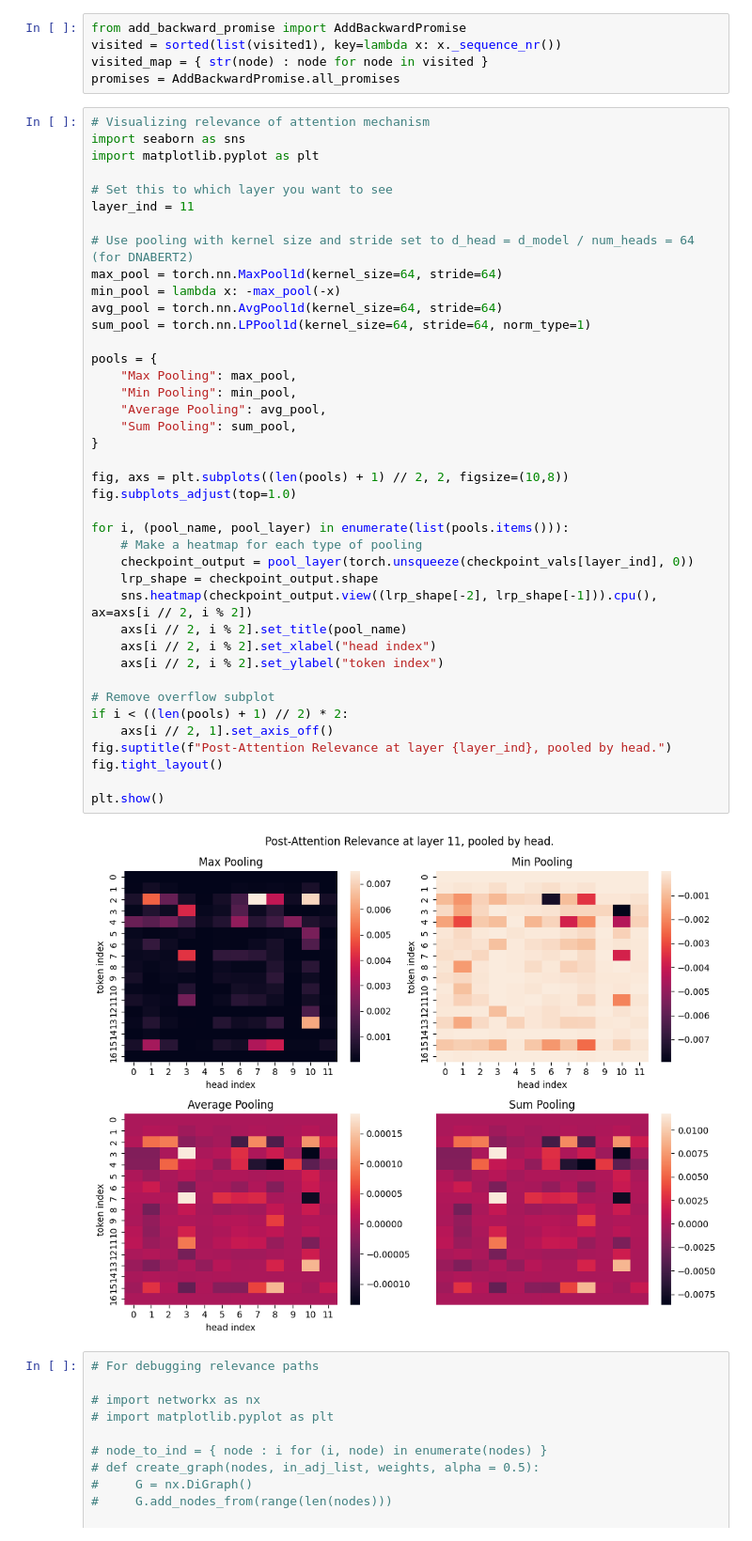
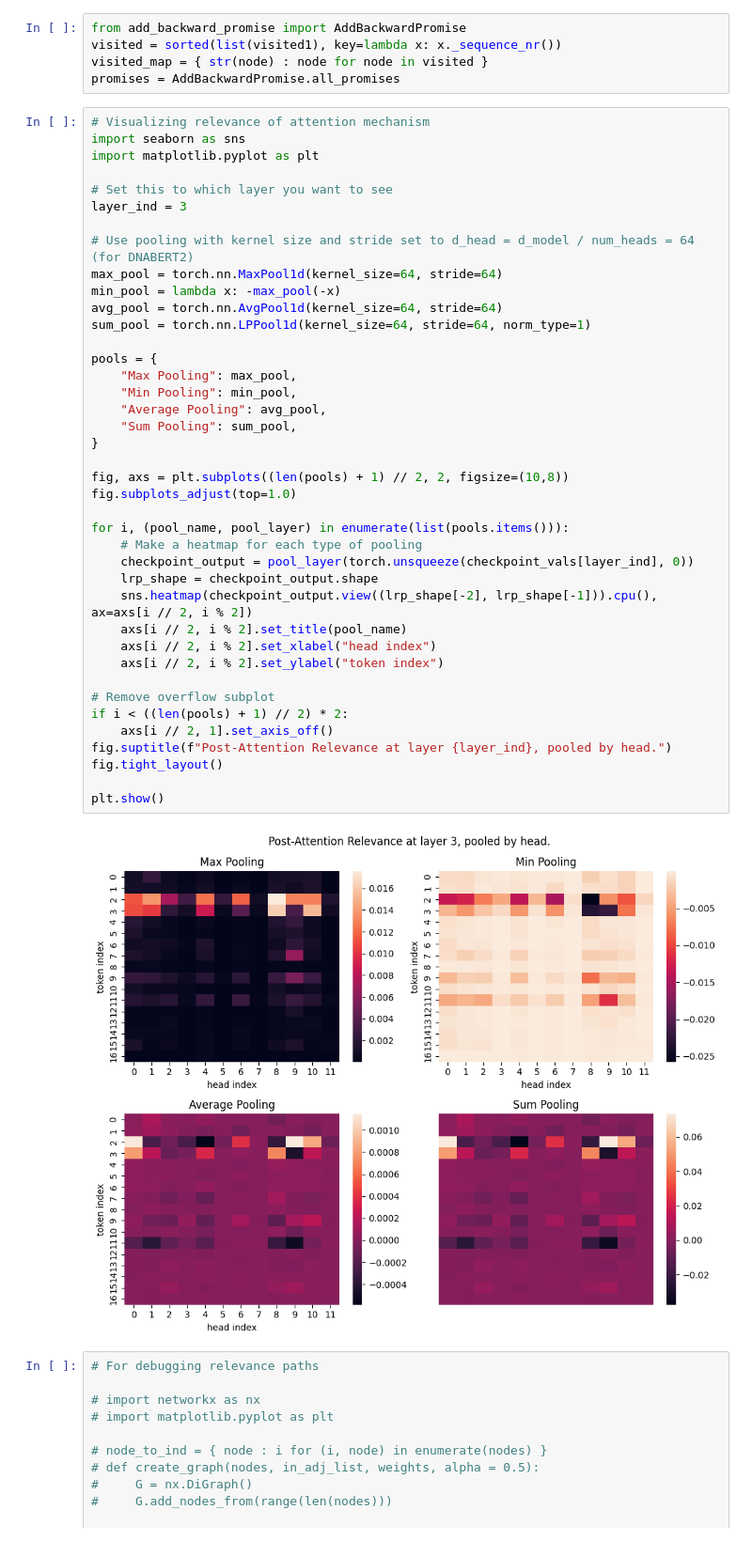
Before and after one commit to keeinlev/dynamicLRP, a Jupyter notebook: dnabert.ipynb, the cells around one changed output. Shown: that part at 94% size. Saved outputs shown, nothing was run; the diff lists cells and outputs as text.

```diff
--- a/dnabert.ipynb
+++ b/dnabert.ipynb
@@ -57,7 +60,7 @@ import seaborn as sns
 import matplotlib.pyplot as plt
 
 # Set this to which layer you want to see
-layer_ind = 11
+layer_ind = 3
 
 # Use pooling with kernel size and stride set to d_head = d_model / num_heads = 64 (for DNABERT2)
 max_pool = torch.nn.MaxPool1d(kernel_size=64, stride=64)
@@ -65,34 +68,34 @@ min_pool = lambda x: -max_pool(-x)
 avg_pool = torch.nn.AvgPool1d(kernel_size=64, stride=64)
 sum_pool = torch.nn.LPPool1d(kernel_size=64, stride=64, norm_type=1)
 
 pools = {
     "Max Pooling": max_pool,
     "Min Pooling": min_pool,
     "Average Pooling": avg_pool,
     "Sum Pooling": sum_pool,
 }
 
 fig, axs = plt.subplots((len(pools) + 1) // 2, 2, figsize=(10,8))
 fig.subplots_adjust(top=1.0)
 
 for i, (pool_name, pool_layer) in enumerate(list(pools.items())):
     # Make a heatmap for each type of pooling
     checkpoint_output = pool_layer(torch.unsqueeze(checkpoint_vals[layer_ind], 0))
     lrp_shape = checkpoint_output.shape
     sns.heatmap(checkpoint_output.view((lrp_shape[-2], lrp_shape[-1])).cpu(), ax=axs[i // 2, i % 2])
     axs[i // 2, i % 2].set_title(pool_name)
     axs[i // 2, i % 2].set_xlabel("head index")
     axs[i // 2, i % 2].set_ylabel("token index")
 
 # Remove overflow subplot
 if i < ((len(pools) + 1) // 2) * 2:
     axs[i // 2, 1].set_axis_off()
 fig.suptitle(f"Post-Attention Relevance at layer {layer_ind}, pooled by head.")
 fig.tight_layout()
 
 plt.show()
 # %% [output]
-[figure, old version]
+[figure, new version]
 # %%
 # For debugging relevance paths
 
```
Also changed, not shown: parts of 3 cells of this notebook, 2 other files.
